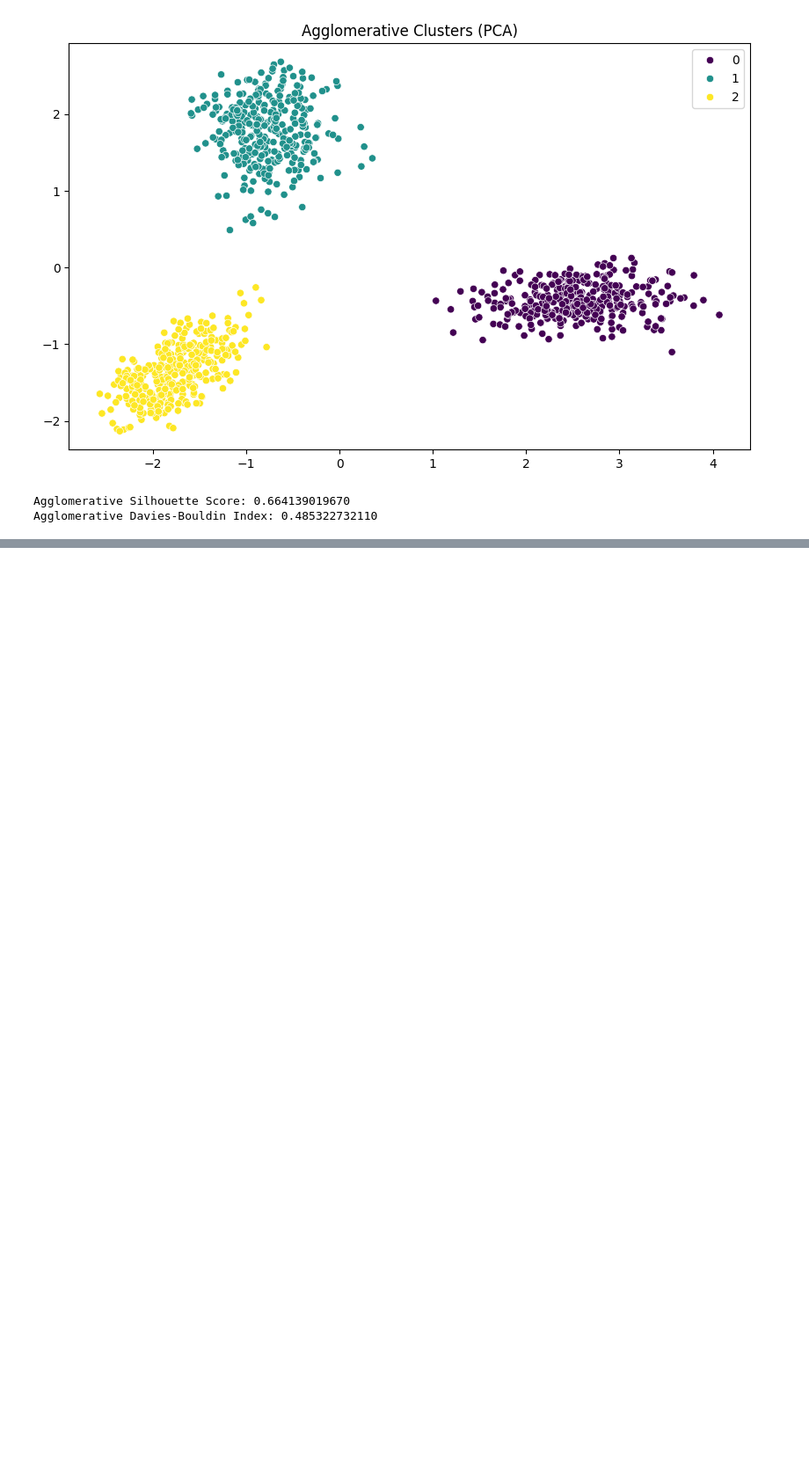
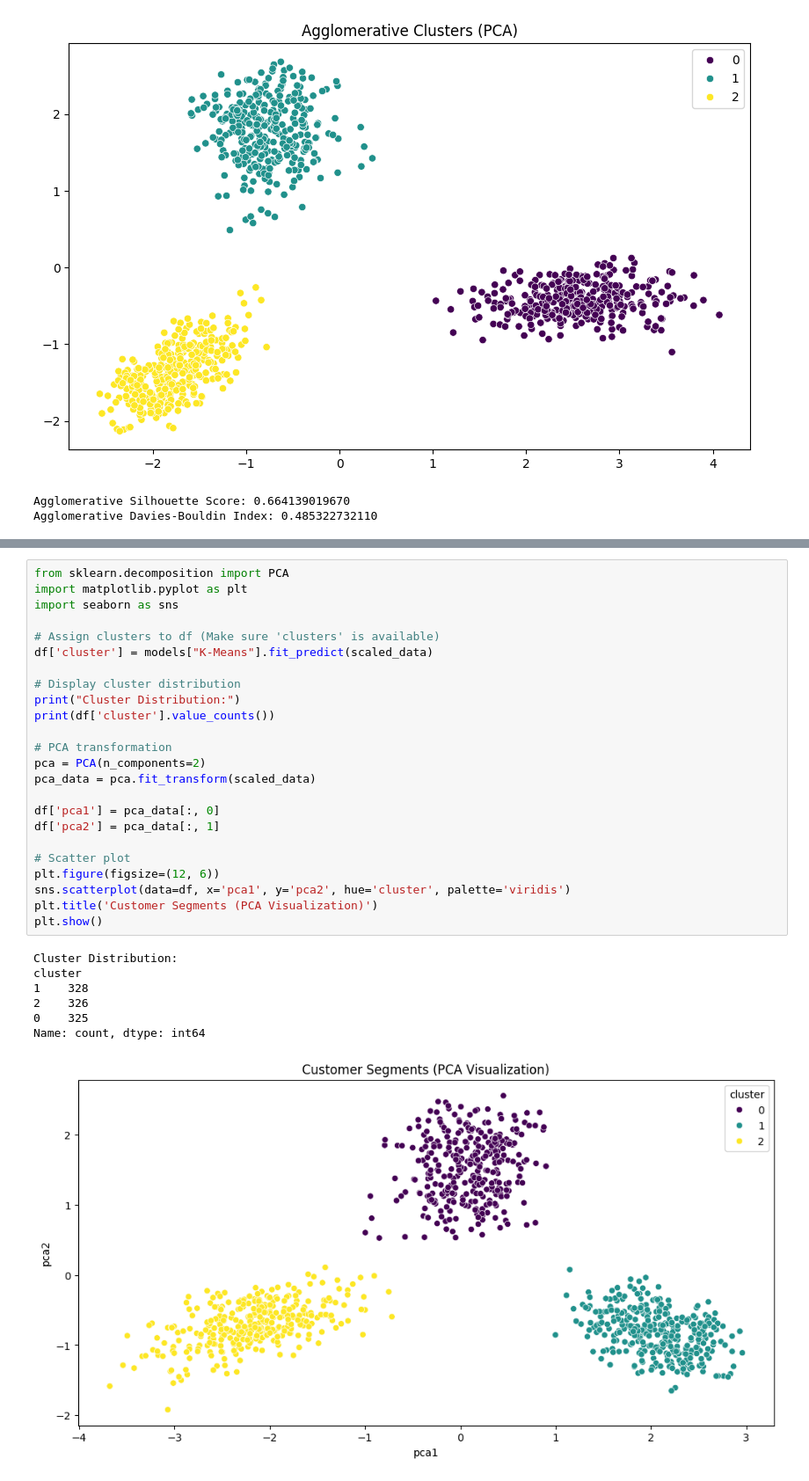
Before and after one commit to SamsudeenAshad/Intellihack_TetraNeurons_02, a Jupyter notebook: Customer Segmentation Script.ipynb, the cells around one changed output, grey strips where cells are left out. Shown at 88% size. Drawn from its saved outputs; the diff is of its cells as text; blank space fills up the shorter version.

```diff
--- a/Customer Segmentation Script.ipynb
+++ b/Customer Segmentation Script.ipynb
@@ -545,0 +809,32 @@ Agglomerative Davies-Bouldin Index: 0.485322732110
+# %%
+from sklearn.decomposition import PCA
+import matplotlib.pyplot as plt
+import seaborn as sns
+
+# Assign clusters to df (Make sure 'clusters' is available)
+df['cluster'] = models["K-Means"].fit_predict(scaled_data)
+
+# Display cluster distribution
+print("Cluster Distribution:")
+print(df['cluster'].value_counts())
+
+# PCA transformation
+pca = PCA(n_components=2)
+pca_data = pca.fit_transform(scaled_data)
+
+df['pca1'] = pca_data[:, 0]
+df['pca2'] = pca_data[:, 1]
+
+# Scatter plot
+plt.figure(figsize=(12, 6))
+sns.scatterplot(data=df, x='pca1', y='pca2', hue='cluster', palette='viridis')
+plt.title('Customer Segments (PCA Visualization)')
+plt.show()
+# %% [output]
+Cluster Distribution:
+cluster
+1    328
+2    326
+0    325
+Name: count, dtype: int64
+[figure, added]
```
Also changed, not shown: parts of 7 cells of this notebook.
